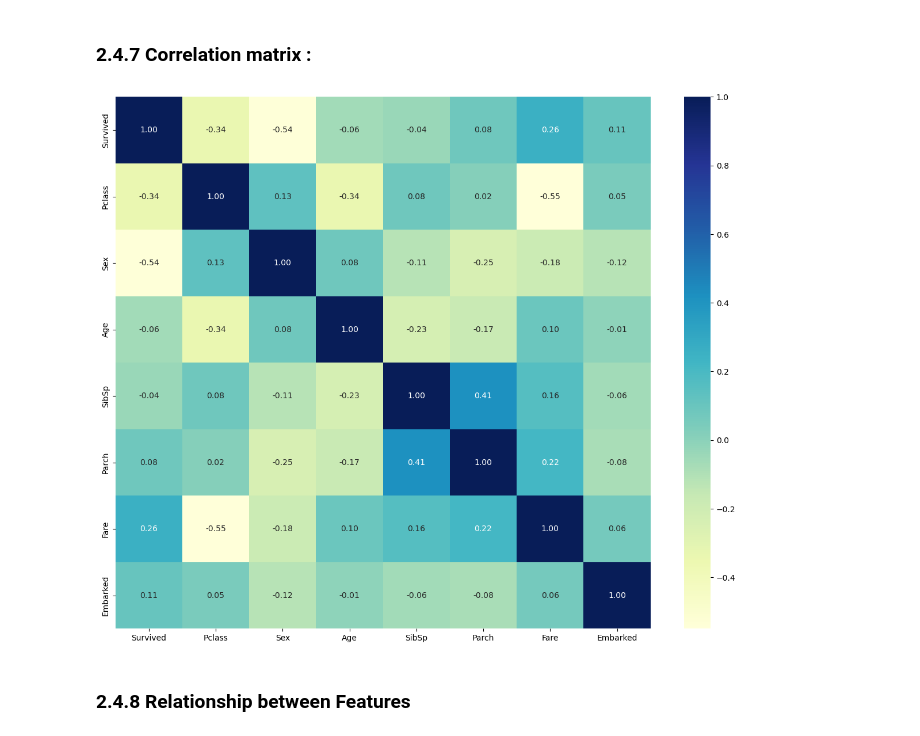
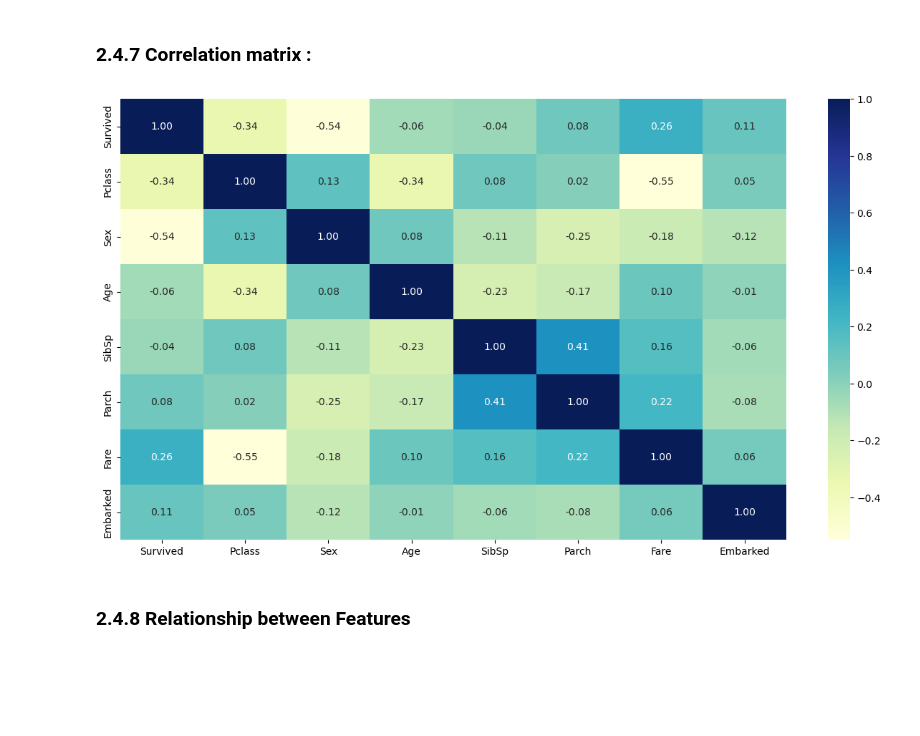
Before and after one commit to ImadElMaftouhi/codsoft, a Jupyter notebook: TITANIC SURVIVAL PREDICTION/main.ipynb, the cells around one changed output. Cells and saved outputs as stored; diff of their text form; code cells hidden in the pictures; blank space fills up the shorter version.

```diff
--- a/TITANIC SURVIVAL PREDICTION/main.ipynb
+++ b/TITANIC SURVIVAL PREDICTION/main.ipynb
@@ -892,11 +892,11 @@ plt.show()
 # %% [markdown]
 ### 2.4.7 Correlation matrix :
 # %%
-plt.subplots(figsize=(15, 12))
+plt.subplots(figsize=(15, 8))
 sns.heatmap(df.corr(), cmap = "YlGnBu", annot=True, fmt=".2f")
 plt.show()
 # %% [output]
-[figure, old version]
+[figure, new version]
 # %% [markdown]
 ### 2.4.8 Relationship between Features
 # %%
```
Also changed, not shown: parts of 3 cells of this notebook.
